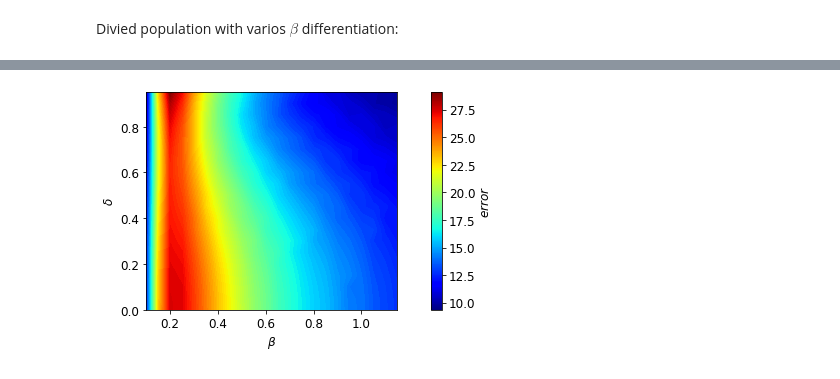
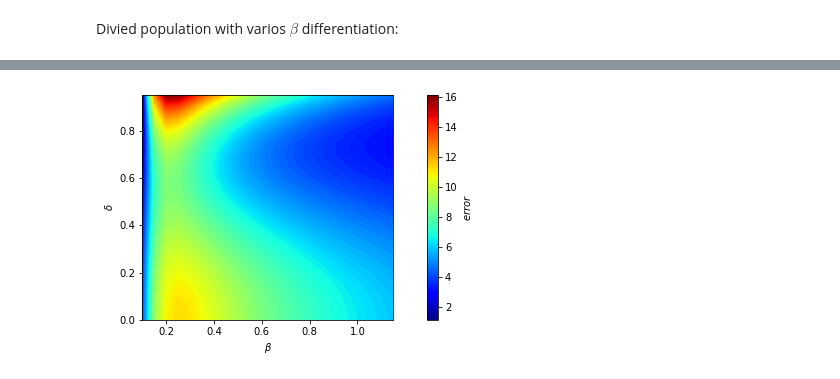
Before and after one commit to ParimahSafarian/Inequality-and-COVID-19, a Jupyter notebook: Fitting_Examiniation.ipynb, the cells around one changed output, grey strips where cells are left out. Cells and saved outputs as stored; diff of their text form; code cells hidden in the pictures.

```diff
--- a/Fitting_Examiniation.ipynb
+++ b/Fitting_Examiniation.ipynb
@@ -17,8 +17,8 @@ t = np.arange(0,40, 0.3)
 k0=[1 - 0.01, 0.01, 0] #normalized population
 
 #Differential equation
-eta = 1.5
-gamma = 0.2
+eta = 0.5
+gamma = 1/14
 def f(k,t):
     S = k[0]
     I = k[1]
@@ -78,7 +78,7 @@ def equations(k,t):
     return [dSTdt, dITdt, dRTdt, dSMdt, dIMdt, dRMdt, dSLdt, dILdt, dRLdt]
 # %%
 #Initial conditions and t range
-t  =  np.arange(0,55, 0.001)
+t  =  np.arange(0,130, 0.001)
 k0 = [0.33, 0.01, 0, 0.33, 0, 0, 0.33, 0, 0]
 
 #Solve
@@ -99,7 +99,8 @@ def find_range(cases):
             if cases[i] < np.average(cases[shift:i]):
                 end = i
                 break
-    end = int(end - end/2)
+    end = int(end/5)
+    begin = int(end/20)
     return begin, end
 # %%
 plt.plot(t, np.log(Itot))
@@ -179,6 +184,6 @@ error
 # %%
 gamma = 1/14
-t  =  np.arange(0,100, 0.05)
+# t  =  np.arange(0,100, 0.05)
 def find_error(betam, delta):
     def equations(k,t):
         betat, betal = betam * (1 - 0.5 * delta), betam * (1 + 0.5 * delta) #symmetry
@@ -222,5 +227,5 @@ def find_error(betam, delta):
     k0 = [1-0.01, 0.01, 0]
     k_s = odeint(SIR,k0,t)
 
-    return sum(abs(Itot - k_s[:, 1]))
+    return sum((Itot - k_s[:, 1])**2)
 # %%
@@ -274,20 +270,20 @@ plt.contourf(betam_range, delta_range, Error, cmap = cm.jet)
 # %%
 plt.contourf(betam_range, delta_range, Error, 100, cmap = cm.jet)
 
 plt.ylabel('$\delta$')
 plt.xlabel('$\u03B2$')
 
 normalize = mcolors.Normalize(vmin=np.min(error), vmax=np.max(error))
 colormap = cm.jet
 
 scalarmappaple = cm.ScalarMappable(norm=normalize, cmap=colormap)
 scalarmappaple.set_array(error)
-fig.subplots_adjust(bottom=0.1, wspace=1, hspace=None)
+plt.subplots_adjust(bottom=0.1, wspace=1, hspace=None)
 cbar_ax = None
 cbar = plt.colorbar(scalarmappaple, orientation="vertical", pad=0.1, cax=cbar_ax)
 cbar.set_label('$error$')
 # %% [output]
-[figure, old version]
+[figure, new version]
 # %%
 %%time
 
```
Also changed, not shown: parts of 18 cells of this notebook.
